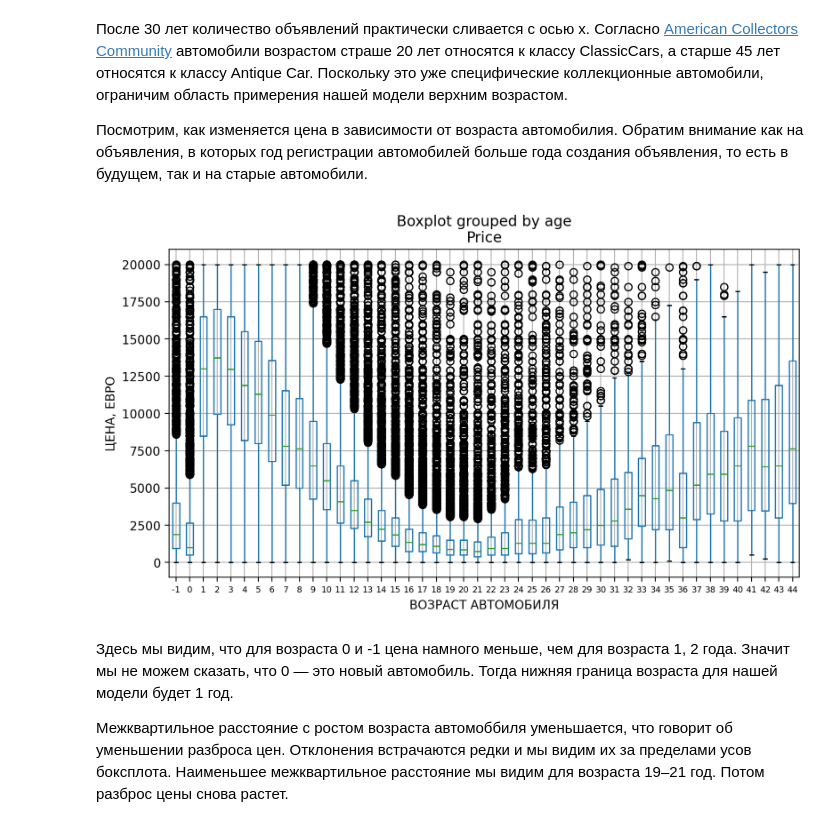
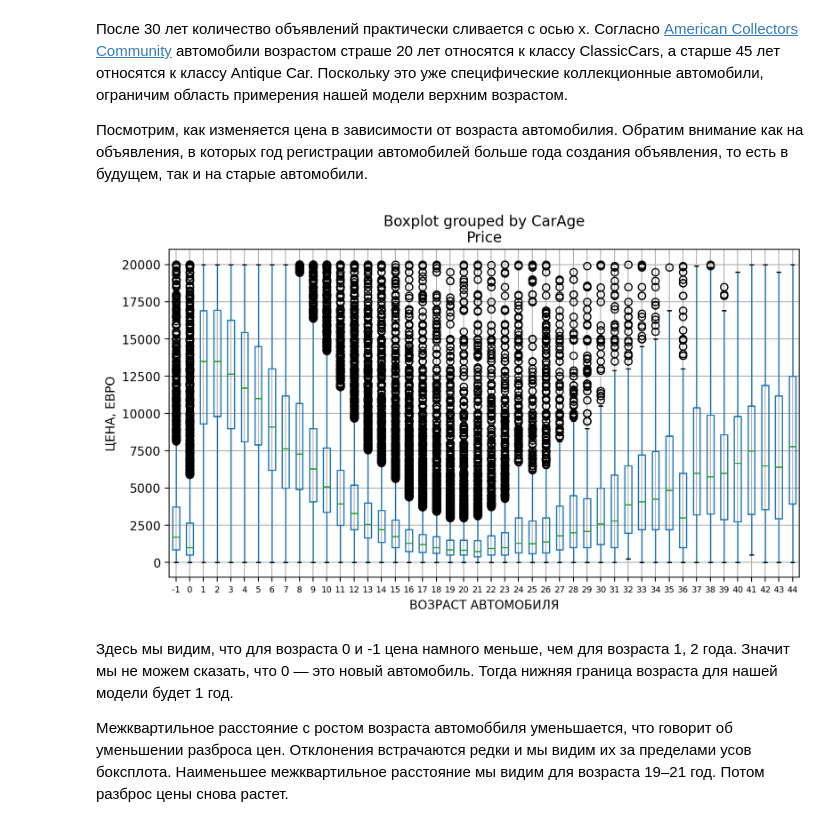
Before and after one commit to dimdasci/yp13-gradient-boosting, a Jupyter notebook: notebooks/yp13-gradient-boosting.ipynb, the cells around one changed output. Cells and saved outputs as stored; diff of their text form; code cells hidden in the pictures.

```diff
--- a/notebooks/yp13-gradient-boosting.ipynb
+++ b/notebooks/yp13-gradient-boosting.ipynb
@@ -614,15 +630,16 @@ plt.show()
 
 Посмотрим, как изменяется цена в зависимости от возраста автомобилия. Обратим внимание как на объявления, в которых год регистрации автомобилей больше года создания объявления, то есть в будущем, так и на старые автомобили.
 # %%
-df.loc[(df.age > -2) & (df.age < 45), ['age', 'Price']].boxplot(column='Price',
-                                                                by='age',
-                                                                figsize=(9, 5))
+df.loc[(df.CarAge > -2) & (df.CarAge < 45),
+       ['CarAge', 'Price']].boxplot(column='Price',
+                                    by='CarAge',
+                                    figsize=(9, 5))
 plt.xlabel('Возраст автомобиля'.upper())
 plt.xticks(fontsize='x-small')
 plt.ylabel('Цена, евро'.upper())
 plt.show()
 # %% [output]
-[figure, old version]
+[figure, new version]
 # %% [markdown]
 Здесь мы видим, что для возраста 0 и -1 цена намного меньше, чем для возраста 1, 2 года. Значит мы не можем сказать, что 0 — это новый автомобиль. Тогда нижняя граница возраста для нашей модели будет 1 год.
 
```
Also changed, not shown: parts of 30 cells of this notebook.
